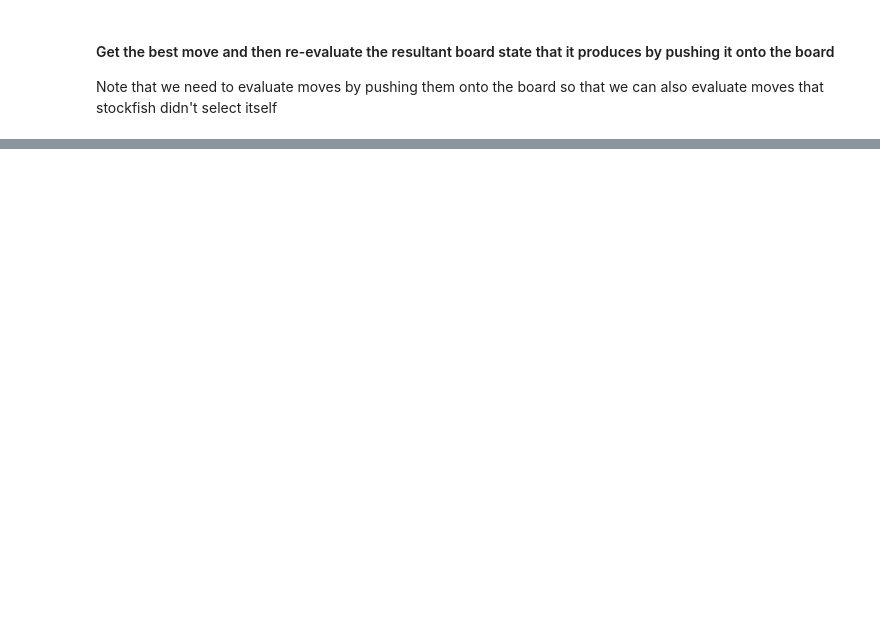
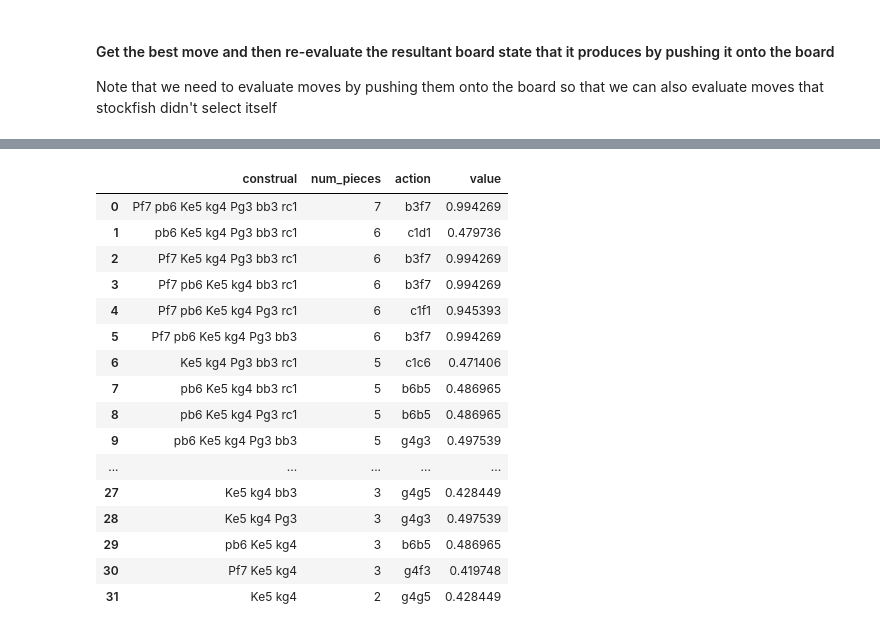
Before and after one commit to evanrussek/Chess_Construals, a Jupyter notebook: DemoConstrualIdea.ipynb, the cells around one changed output, grey strips where cells are left out. Cells and saved outputs as stored; diff of their text form; code cells hidden in the pictures; blank space fills up the shorter version.

```diff
--- a/DemoConstrualIdea.ipynb
+++ b/DemoConstrualIdea.ipynb
@@ -142,7 +146,7 @@ engine = chess.engine.SimpleEngine.popen_uci(stockfish_path)
 # %% [markdown]
 ### Select and display random position
 # %%
-data_idx = 60
+data_idx = 80
 this_row = data_filt.loc[data_idx,:]
 this_fen = this_row.board
 this_white_active = this_row.white_active
@@ -248,0 +347,23 @@ Change in win probability when piece removed from construal:
+# %%
+CP_strings = [' '.join(cp) for cp in construal_pieces]
+
+res_df = pd.DataFrame({'construal': CP_strings, 'num_pieces': construal_n_pieces, 'action': construal_selected_actions, 'value': construal_benefits})
+res_df.zen.pretty()
+# %% [output]
+|  | construal | num_pieces | action | value |
+| 0 | Pf7 pb6 Ke5 kg4 Pg3 bb3 rc1 | 7 | b3f7 | 0.994269 |
+| 1 | pb6 Ke5 kg4 Pg3 bb3 rc1 | 6 | c1d1 | 0.479736 |
+| 2 | Pf7 Ke5 kg4 Pg3 bb3 rc1 | 6 | b3f7 | 0.994269 |
+| 3 | Pf7 pb6 Ke5 kg4 bb3 rc1 | 6 | b3f7 | 0.994269 |
+| 4 | Pf7 pb6 Ke5 kg4 Pg3 rc1 | 6 | c1f1 | 0.945393 |
+| 5 | Pf7 pb6 Ke5 kg4 Pg3 bb3 | 6 | b3f7 | 0.994269 |
+| 6 | Ke5 kg4 Pg3 bb3 rc1 | 5 | c1c6 | 0.471406 |
+| 7 | pb6 Ke5 kg4 bb3 rc1 | 5 | b6b5 | 0.486965 |
+| 8 | pb6 Ke5 kg4 Pg3 rc1 | 5 | b6b5 | 0.486965 |
+| 9 | pb6 Ke5 kg4 Pg3 bb3 | 5 | g4g3 | 0.497539 |
+| ... | ... | ... | ... | ... |
+| 27 | Ke5 kg4 bb3 | 3 | g4g5 | 0.428449 |
+| 28 | Ke5 kg4 Pg3 | 3 | g4g3 | 0.497539 |
+| 29 | pb6 Ke5 kg4 | 3 | b6b5 | 0.486965 |
+| 30 | Pf7 Ke5 kg4 | 3 | g4f3 | 0.419748 |
+| 31 | Ke5 kg4 | 2 | g4g5 | 0.428449 |
```
Also changed, not shown: parts of 21 cells of this notebook.
